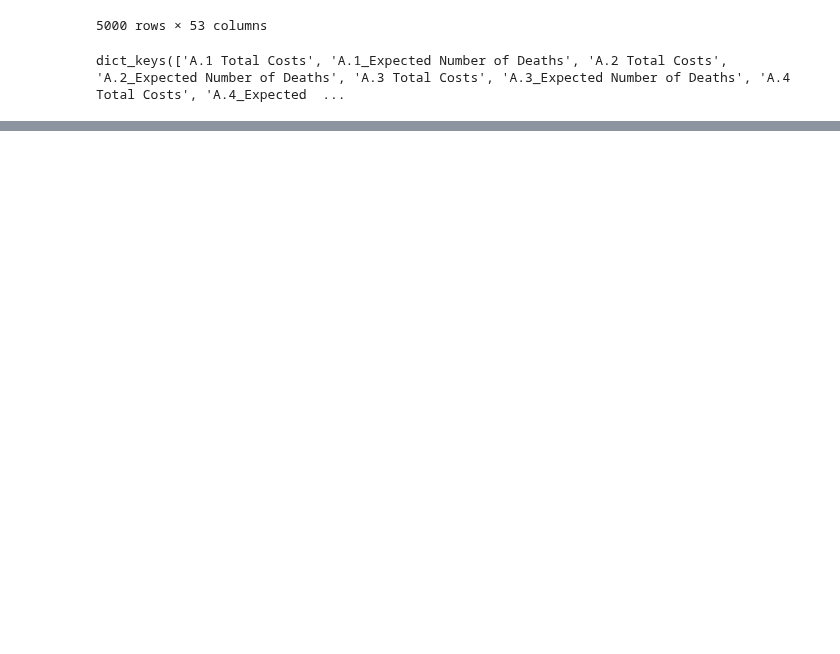
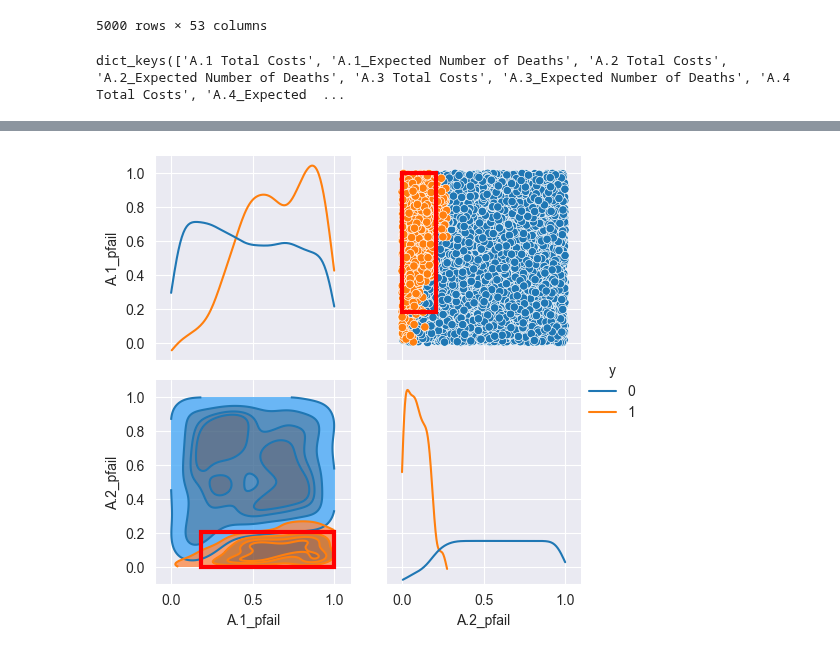
Before and after one commit to ndaswani1/EPA141A-labs, a Jupyter notebook: final assignment/dike_model_analysis.ipynb, the cells around one changed output, grey strips where cells are left out. Saved outputs shown, nothing was run; the diff lists cells and outputs as text; code cells hidden in the pictures; blank space fills up the shorter version.

```diff
--- a/final assignment/dike_model_analysis.ipynb
+++ b/final assignment/dike_model_analysis.ipynb
@@ -162,0 +116,5 @@ box.inspect(point_to_study, style='graph')
+# %%
+box.show_pairs_scatter(point_to_study)
+plt.show()
+# %% [output]
+[figure, added]
```
Also changed, not shown: parts of 13 cells of this notebook, 7 other files.
